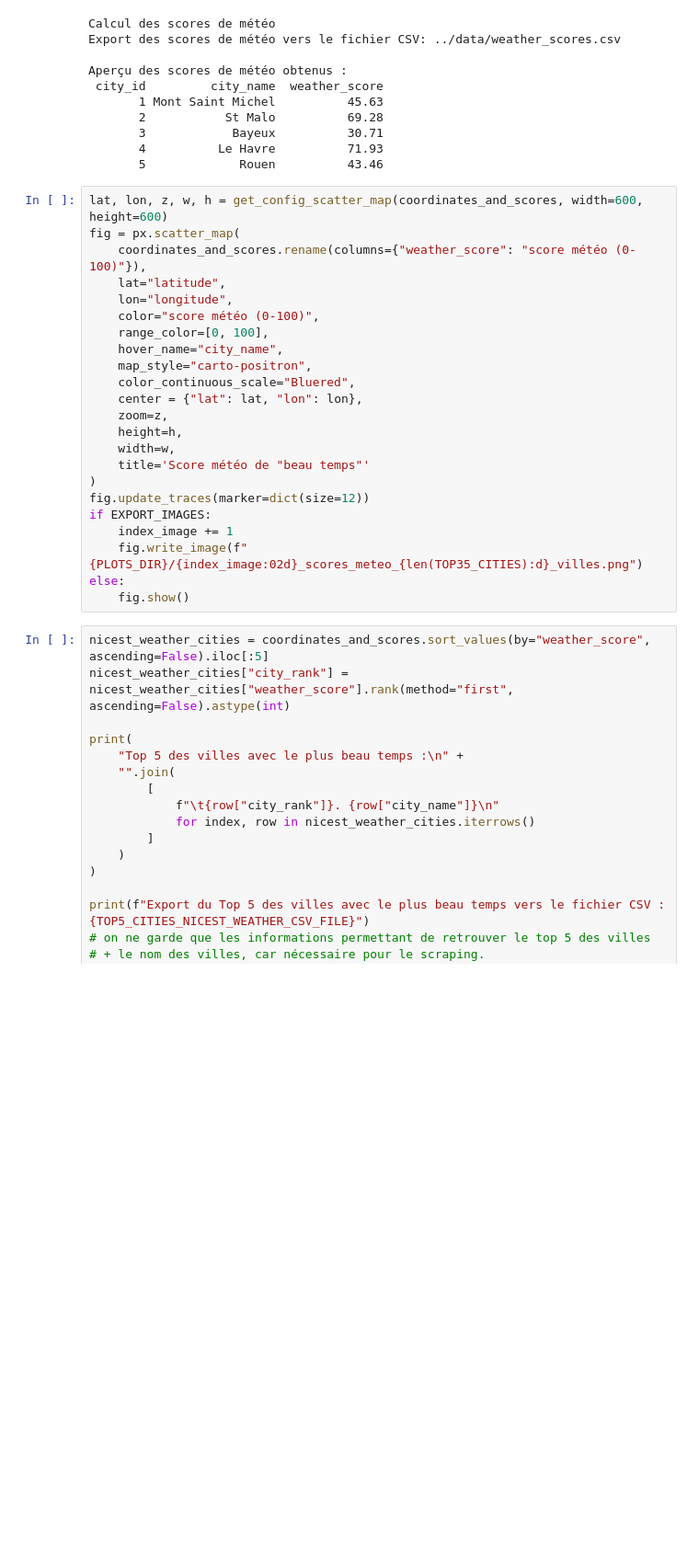
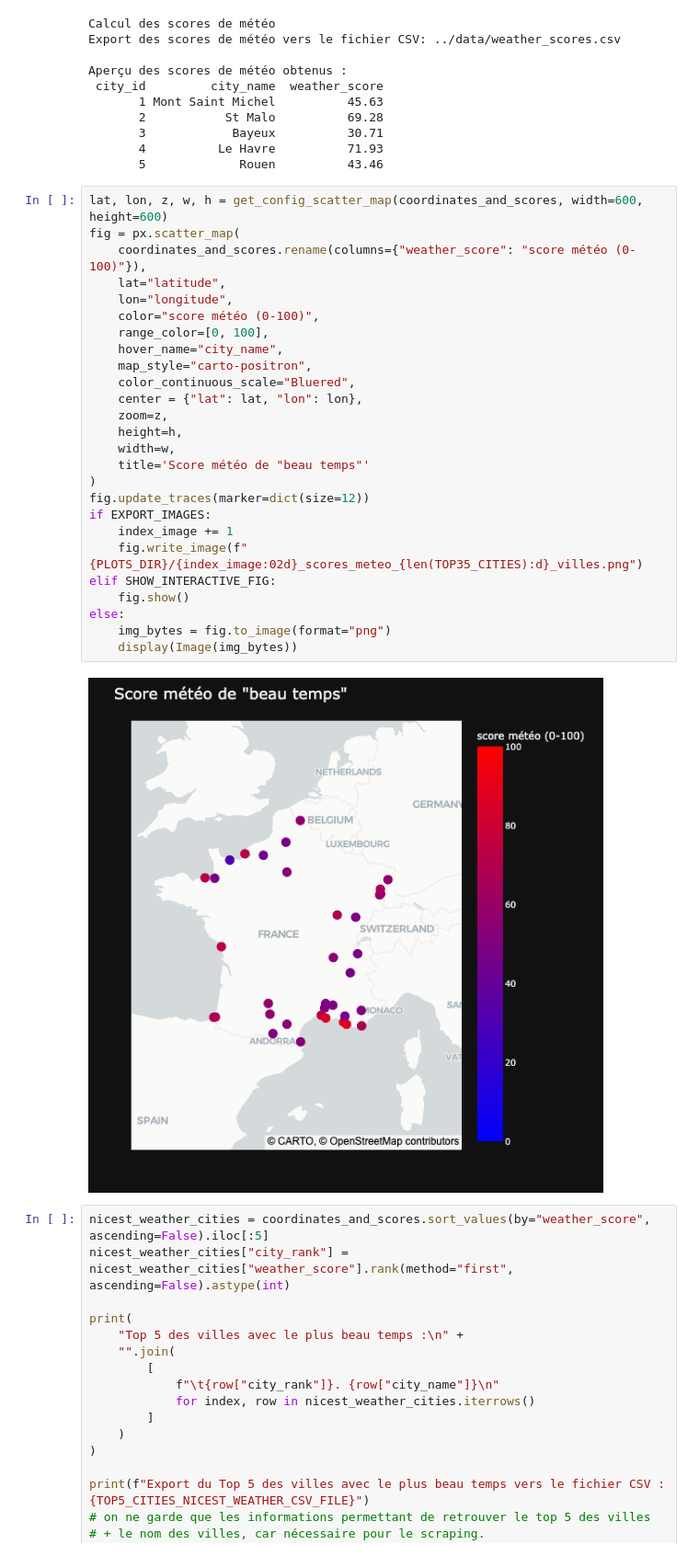
Before and after one commit to YoannRobert/jedha_projects, a Jupyter notebook: bloc1/Kayak/notebooks/Kayak.ipynb, the cells around one changed output. Shown at 92% size. Saved outputs shown, nothing was run; the diff lists cells and outputs as text; blank space fills up the shorter version.

```diff
--- a/bloc1/Kayak/notebooks/Kayak.ipynb
+++ b/bloc1/Kayak/notebooks/Kayak.ipynb
@@ -841,26 +853,31 @@ Aperçu des scores de météo obtenus :
 # %%
 lat, lon, z, w, h = get_config_scatter_map(coordinates_and_scores, width=600, height=600)
 fig = px.scatter_map(
     coordinates_and_scores.rename(columns={"weather_score": "score météo (0-100)"}),
     lat="latitude",
     lon="longitude",
     color="score météo (0-100)",
     range_color=[0, 100],
     hover_name="city_name",
     map_style="carto-positron",
     color_continuous_scale="Bluered",
     center = {"lat": lat, "lon": lon},
     zoom=z,
     height=h,
     width=w,
     title='Score météo de "beau temps"'
 )
 fig.update_traces(marker=dict(size=12))
 if EXPORT_IMAGES:
     index_image += 1
     fig.write_image(f"{PLOTS_DIR}/{index_image:02d}_scores_meteo_{len(TOP35_CITIES):d}_villes.png")
+elif SHOW_INTERACTIVE_FIG:
+    fig.show()
 else:
-    fig.show()
+    img_bytes = fig.to_image(format="png")
+    display(Image(img_bytes))
+# %% [output]
+[figure, added]
 # %%
 nicest_weather_cities = coordinates_and_scores.sort_values(by="weather_score", ascending=False).iloc[:5]
 nicest_weather_cities["city_rank"] = nicest_weather_cities["weather_score"].rank(method="first", ascending=False).astype(int)
```
Also changed, not shown: parts of 10 cells of this notebook, 1 other file.
